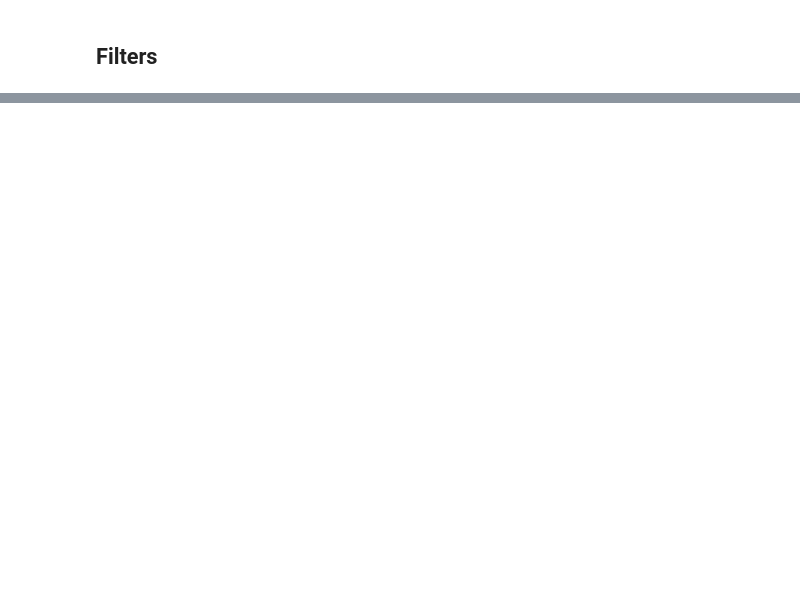
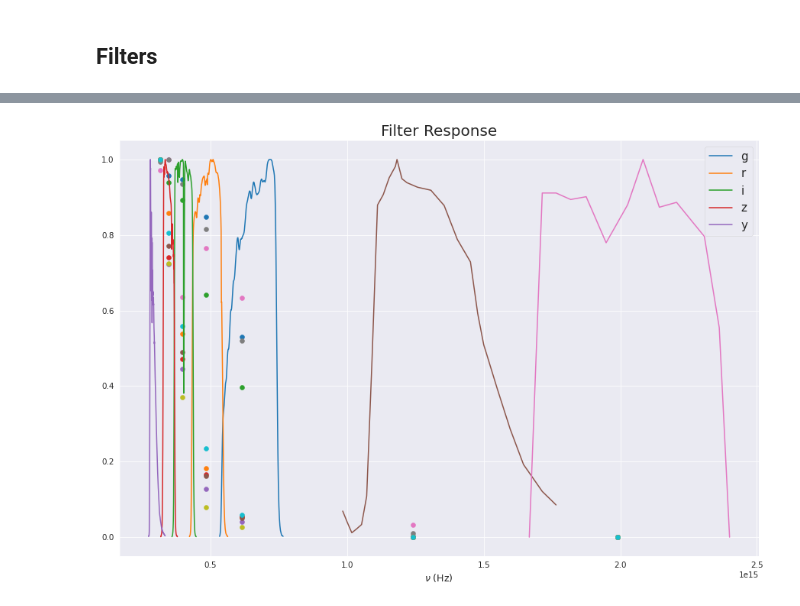
Before and after one commit to Jack3690/INSIST, a Jupyter notebook: UV_Stellar_Catalog.ipynb, the cells around one changed output, grey strips where cells are left out. Cells and saved outputs as stored; diff of their text form; code cells hidden in the pictures; blank space fills up the shorter version.

```diff
--- a/UV_Stellar_Catalog.ipynb
+++ b/UV_Stellar_Catalog.ipynb
@@ -363,0 +403,7 @@ plt.plot(chi2)
+# %%
+df_UV = pd.DataFrame(UV, columns = ['NUV_Flux','NUV_Flux_err','FUV_Flux','FUV_Flux_err'])
+# %%
+df_out['NUV_Flux']     = df_UV['NUV_Flux'].values
+df_out['NUV_Flux_err'] = df_UV['NUV_Flux_err'].values
+df_out['FUV_Flux']     = df_UV['FUV_Flux'].values
+df_out['FUV_Flux']     = df_UV['FUV_Flux_err'].values
@@ -363,0 +447,16 @@ plt.plot(chi2)
+# %%
+wavelength = [ filter_dict[i][0] for i in filter_dict]
+wavelength = np.array(wavelength)
+plt.figure(figsize = (15,10))
+for filter in filter_list:
+  plt.plot(filter.nu,filter.response/filter.response.max())
+
+plt.xlabel(r'$\nu$ (Hz)')
+plt.title('Filter Response',size=20)
+plt.legend(['g','r','i','z','y'])
+
+for i, row in df_out[:10].iterrows():
+  flux = row[['gPSFFlux', 'rPSFFlux', 'iPSFFlux', 'zPSFFlux', 'yPSFFlux', 'NUV_Flux', 'FUV_Flux']].values
+  plt.scatter(3e18/wavelength, flux/flux.max())
+# %% [output]
+[figure, added]
```
Also changed, not shown: parts of 17 cells of this notebook.
